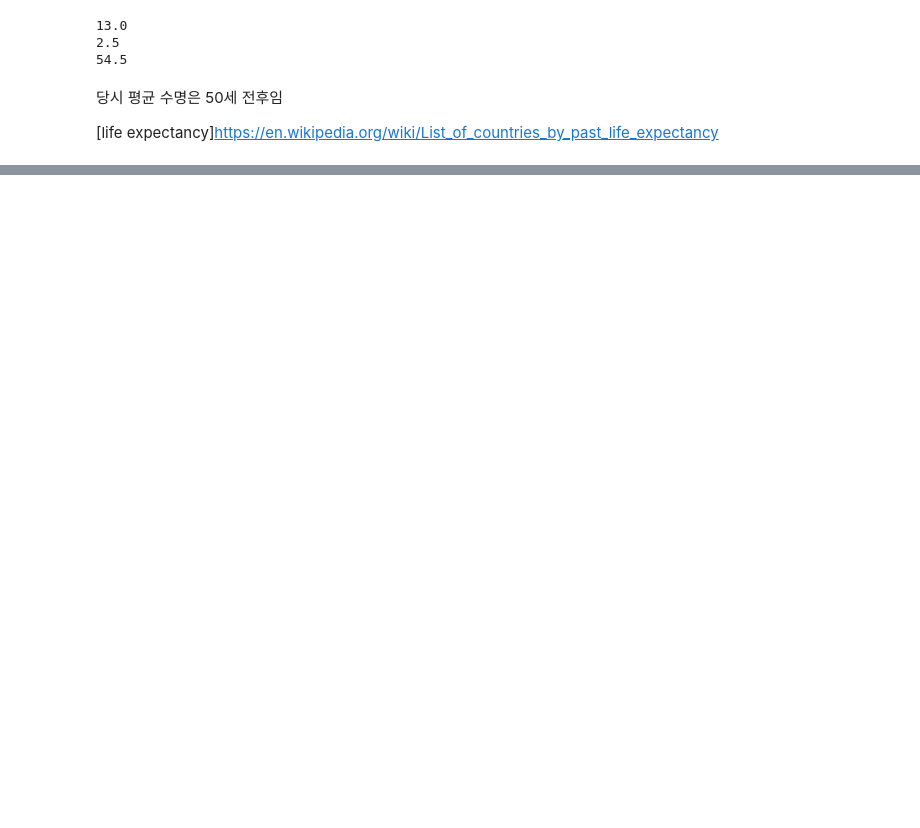
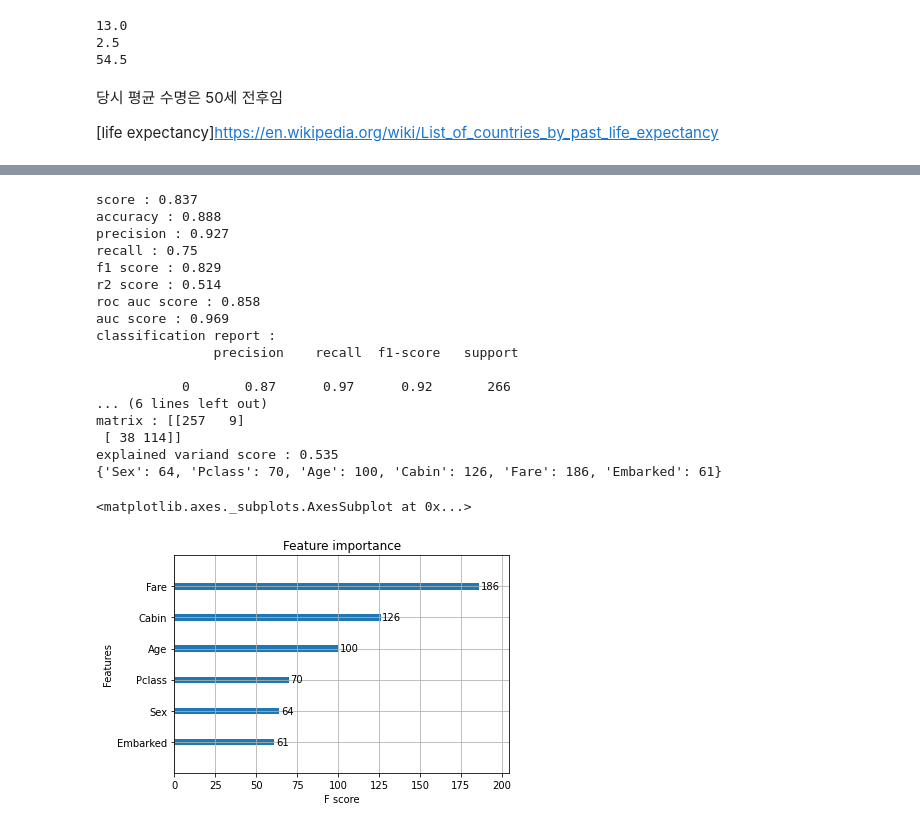
Before and after one commit to AshbeeKim/Kaggle_Task, a Jupyter notebook: titanic.ipynb, the cells around one changed output, grey strips where cells are left out. Drawn from its saved outputs; the diff is of its cells as text; code cells hidden in the pictures; blank space fills up the shorter version.

```diff
--- a/titanic.ipynb
+++ b/titanic.ipynb
@@ -846,0 +1726,77 @@ binning_IQR(df,'Fare')
+# %%
+from sklearn.metrics import roc_curve
+from sklearn.metrics import accuracy_score, precision_score, precision_recall_curve
+from sklearn.metrics import classification_report, confusion_matrix
+
+X_trn = data.copy().drop(['PassengerId','Survived'], axis=1)
+X_tst = df.copy().drop('PassengerId', axis=1)
+y_trn = data.copy().Survived
+y_tst = target.copy().Survived
+
+model = XGBClassifier()
+
+model.fit(X_trn,y_trn)
+
+#prediction
+y_pred = model.predict(X_tst)
+y_prob = model.predict_proba(X_tst)
+# y_score = model.decision_function(X_tst)  #SVM
+mse = mean_squared_error(y_pred, y_tst)
+
+#scoring
+score = model.score(X_trn, y_trn)
+accry = accuracy_score(y_tst,y_pred)
+  # Accuracy makes no sense here because you're trying to predict on continuous values. Only use accuracy for categorical variables.
+precs = metrics.precision_score(y_tst,y_pred)
+recal = metrics.recall_score(y_tst,y_pred)
+# precs, recal, _ = precision_recall_curve(y_tst, y_score)
+f1scr = metrics.f1_score(y_tst,y_pred)
+r2scr = metrics.r2_score(y_tst,y_pred)
+
+rocauc = metrics.roc_auc_score(y_tst,y_pred)
+auc = metrics.roc_auc_score(y_tst, y_prob[:,1])
+# fpr, tpr, thresholds = metrics.roc_curve(y_tst, y_pred, pos_label=2)
+fpr, tpr, thresholds = roc_curve(y_tst, y_prob[:,1])
+# roc_auc_plot = metrics.auc(fpr,tpr)
+auc_plot = metrics.roc_auc_score(y_tst, y_prob[:,1])
+
+clf_report = metrics.classification_report(y_tst,y_pred)
+matrix = metrics.confusion_matrix(y_tst,y_pred)
+expvarscore = explained_variance_score(y_tst,y_pred)
+
+print(f'score : {round(score,3)}')
+print(f'accuracy : {round(accry,3)}')
+print(f'precision : {round(precs,3)}')
+print(f'recall : {round(recal,3)}')
+print(f'f1 score : {round(f1scr,3)}')
+print(f'r2 score : {round(r2scr,3)}')
+print(f'roc auc score : {round(rocauc,3)}')
+print(f'auc score : {round(auc,3)}')
+print(f'classification report : \n {clf_report}')
+print(f'matrix : {matrix}')
+print(f'explained variand score : {round(expvarscore,3)}')
+
+# model importance
+fscore = model.get_booster().get_fscore()
+print(fscore)
+plot_importance(model)
+# %% [output]
+score : 0.837
+accuracy : 0.888
+precision : 0.927
+recall : 0.75
+f1 score : 0.829
+r2 score : 0.514
+roc auc score : 0.858
+auc score : 0.969
+classification report :
+               precision    recall  f1-score   support
+
+           0       0.87      0.97      0.92       266
+... (6 lines left out)
+matrix : [[257   9]
+ [ 38 114]]
+explained variand score : 0.535
+{'Sex': 64, 'Pclass': 70, 'Age': 100, 'Cabin': 126, 'Fare': 186, 'Embarked': 61}
+<matplotlib.axes._subplots.AxesSubplot at 0x...>
+[figure, added]
```
Also changed, not shown: parts of 41 cells of this notebook.
